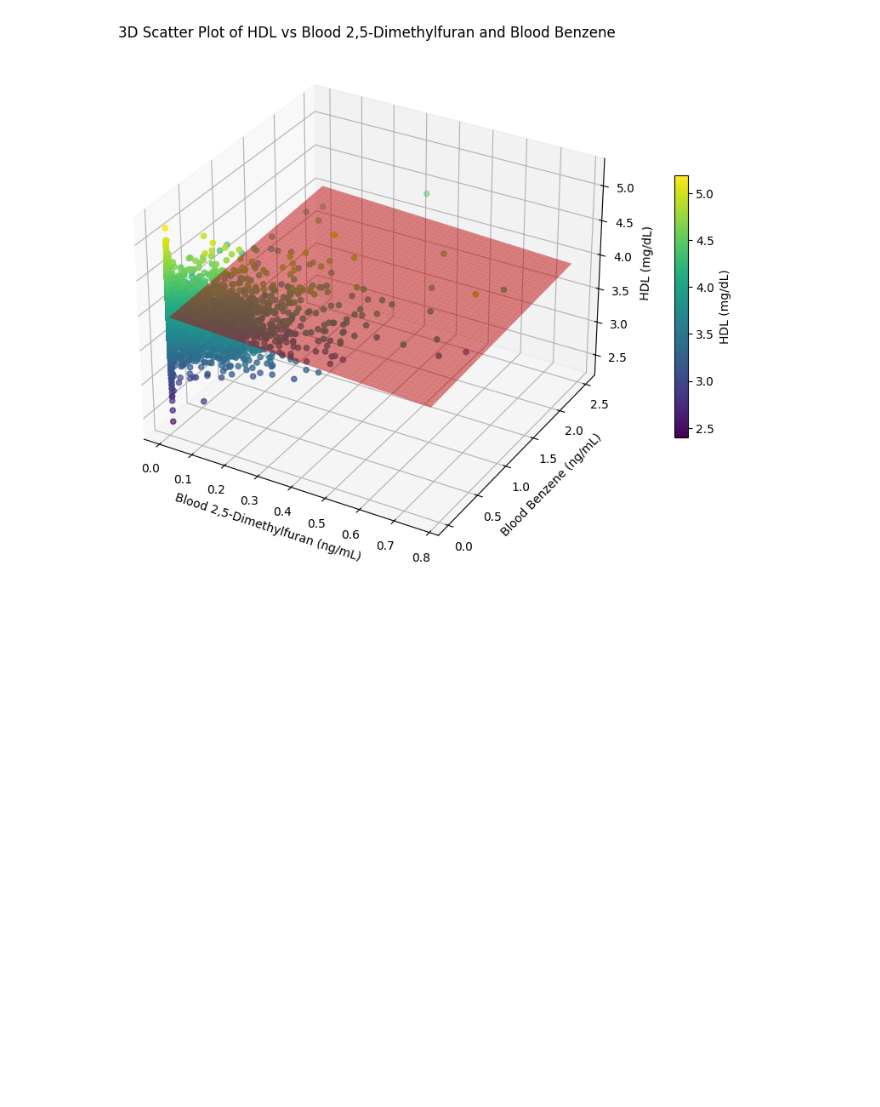
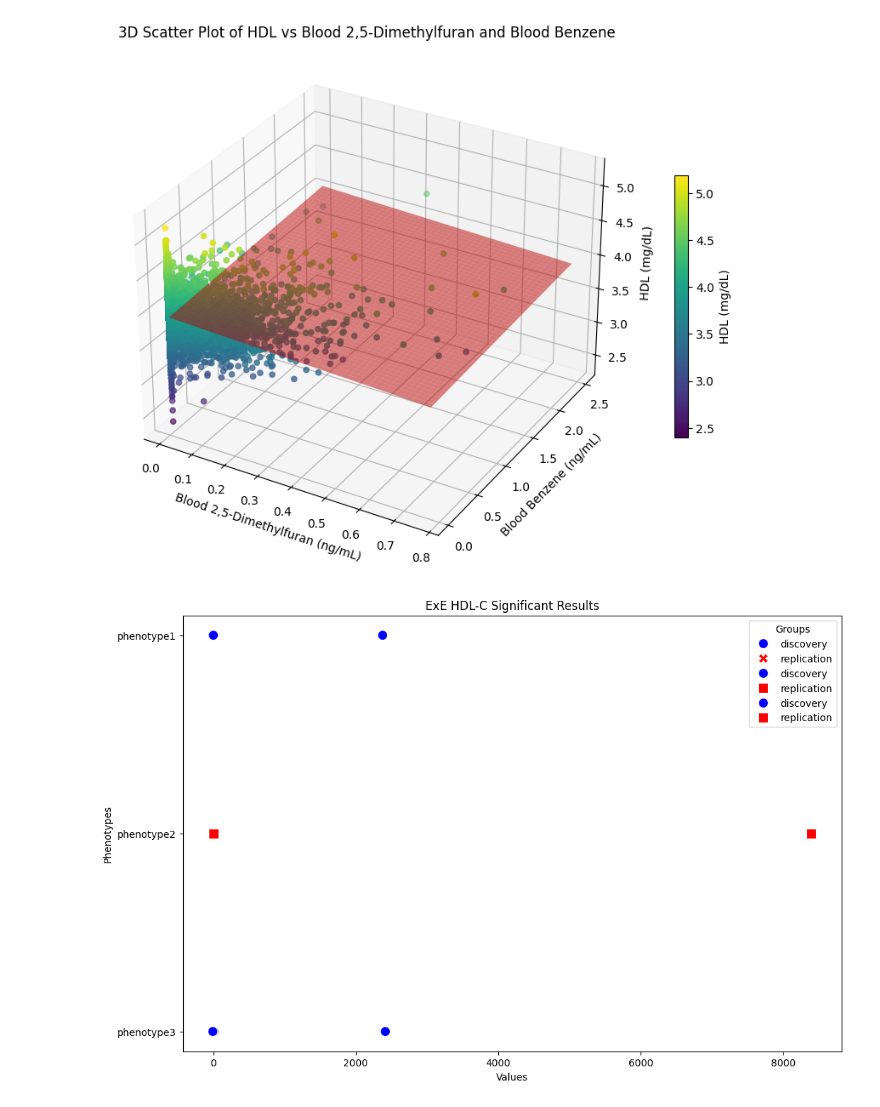
Before and after one commit to HallLab/pbs_igem, a Jupyter notebook: scripts/Phase_6_Run_Interactions.ipynb, the cells around one changed output. Cells and saved outputs as stored; diff of their text form; code cells hidden in the pictures; blank space fills up the shorter version.

```diff
--- a/Phase_6_Run_Interactions.ipynb
+++ b/scripts/Phase_6_Run_Interactions.ipynb
@@ -608,3 +615,39 @@ cb.set_label('HDL (mg/dL)')
 plt.show()
 # %% [output]
 [figure]
+# %%
+import matplotlib.pyplot as plt
+import seaborn as sns
+
+# Exemplo de estrutura de dados para o DataFrame (ajuste conforme necessário)
+data = {
+    'phenotype': ['phenotype1', 'phenotype2', 'phenotype3'],
+    'group': ['discovery', 'replication', 'discovery'],
+    'log_pvalue': [8.43, 4.48, 6.88],
+    'beta': [0.0001, 0.78, -7.79],
+    'sample_size': [2377, 8398, 2415]
+}
+df = pd.DataFrame(data)
+
+# Ajustar o tamanho da figura
+plt.figure(figsize=(12, 8))
+
+# Plotagem dos log_pvalues
+sns.scatterplot(data=df, x='log_pvalue', y='phenotype', hue='group', style='group', s=100, palette=['blue', 'red'])
+
+# Plotagem dos betas
+sns.scatterplot(data=df, x='beta', y='phenotype', hue='group', style='group', s=100, palette=['blue', 'red'], markers=["o", "s"])
+
+# Plotagem dos tamanhos de amostra
+sns.scatterplot(data=df, x='sample_size', y='phenotype', hue='group', style='group', s=100, palette=['blue', 'red'], markers=["o", "s"])
+
+# Adicionar títulos e labels
+plt.title('ExE HDL-C Significant Results')
+plt.xlabel('Values')
+plt.ylabel('Phenotypes')
+plt.legend(title='Groups')
+
+# Mostrar o gráfico
+plt.show()
+# %% [output]
+[figure, added]
```
Also changed, not shown: parts of 9 cells of this notebook, 11 other files.
